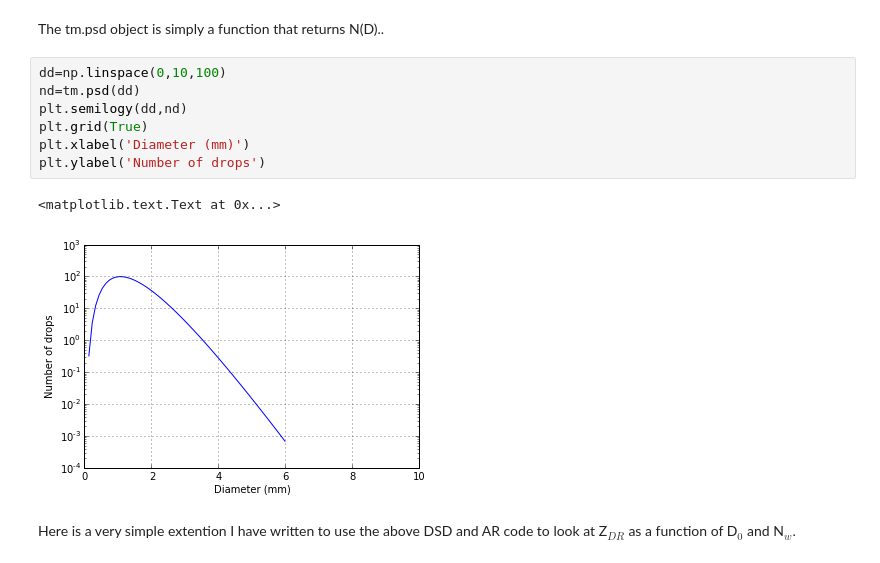
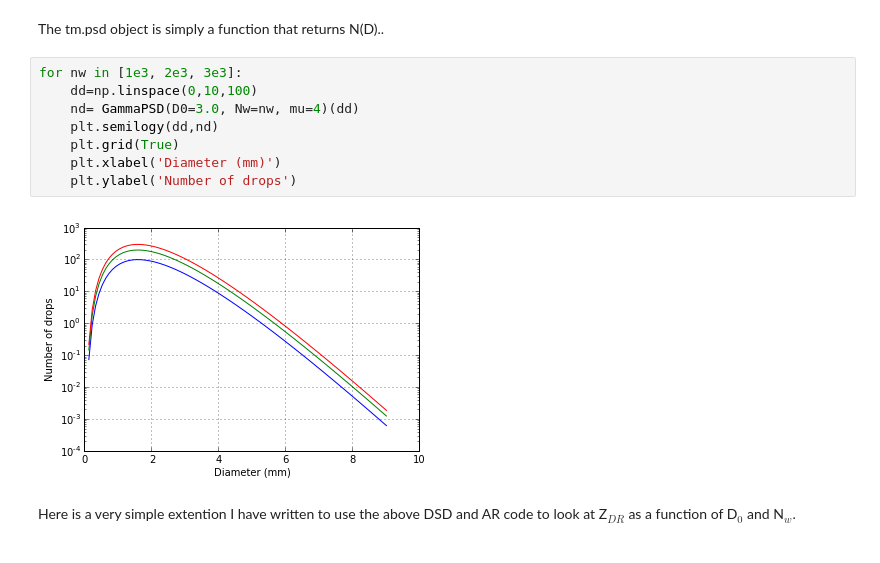
Before and after one commit to scollis/notebooks, a Jupyter notebook: T-Matrix.ipynb, the cells around one changed output. Cells and saved outputs as stored; diff of their text form.

```diff
--- a/T-Matrix.ipynb
+++ b/T-Matrix.ipynb
@@ -91,15 +91,15 @@ print radar.Ai(tm)
 # %% [markdown]
 The tm.psd object is simply a function that returns N(D)..
 # %%
-dd=np.linspace(0,10,100)
-nd=tm.psd(dd)
-plt.semilogy(dd,nd)
-plt.grid(True)
-plt.xlabel('Diameter (mm)')
-plt.ylabel('Number of drops')
+for nw in [1e3, 2e3, 3e3]:
+    dd=np.linspace(0,10,100)
+    nd= GammaPSD(D0=3.0, Nw=nw, mu=4)(dd)
+    plt.semilogy(dd,nd)
+    plt.grid(True)
+    plt.xlabel('Diameter (mm)')
+    plt.ylabel('Number of drops')
 # %% [output]
-<matplotlib.text.Text at 0x...>
-[figure, old version]
+[figure, new version]
 # %% [markdown]
 Here is a very simple extention I have written to use the above DSD and AR code to look at Z$_{DR}$ as a function of D$_0$ and N$_w$.
 # %%
```
Also changed, not shown: parts of 1 cell of this notebook.
